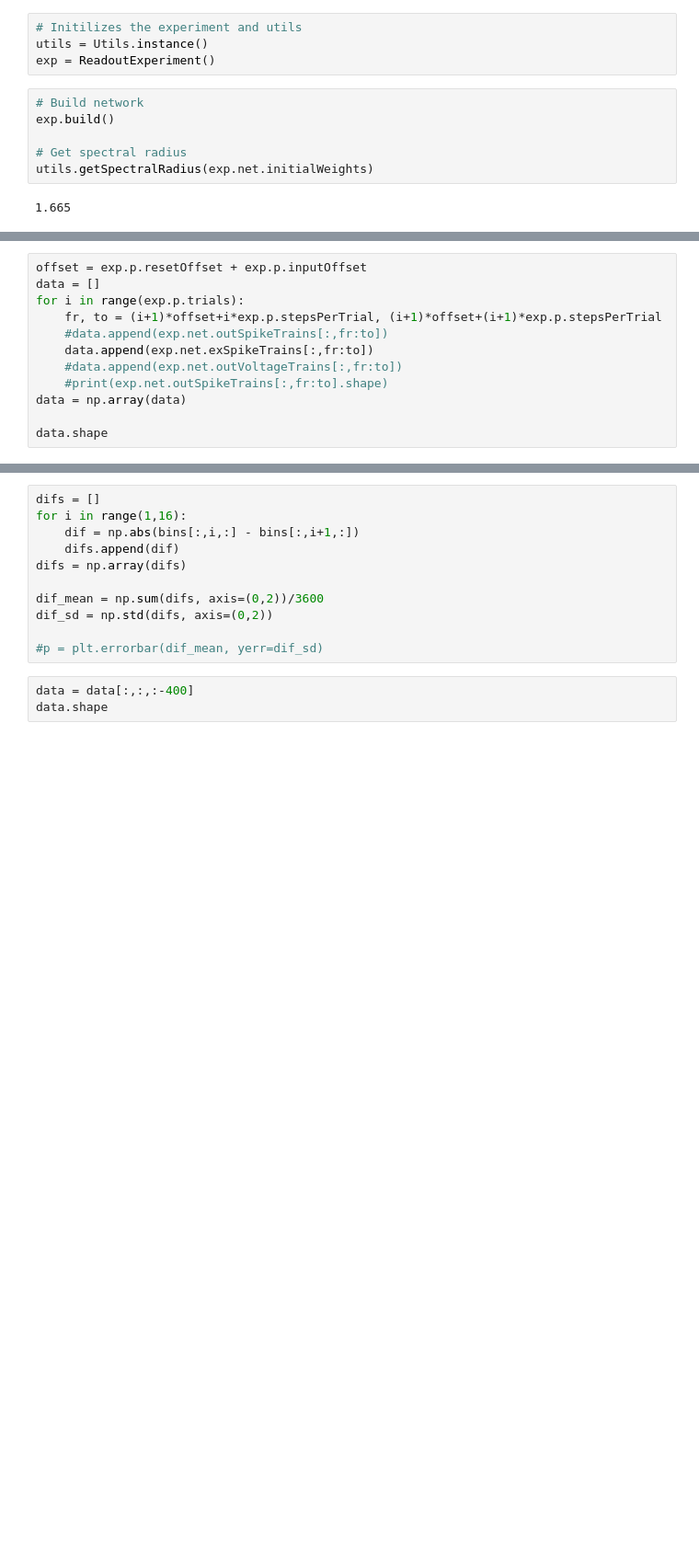
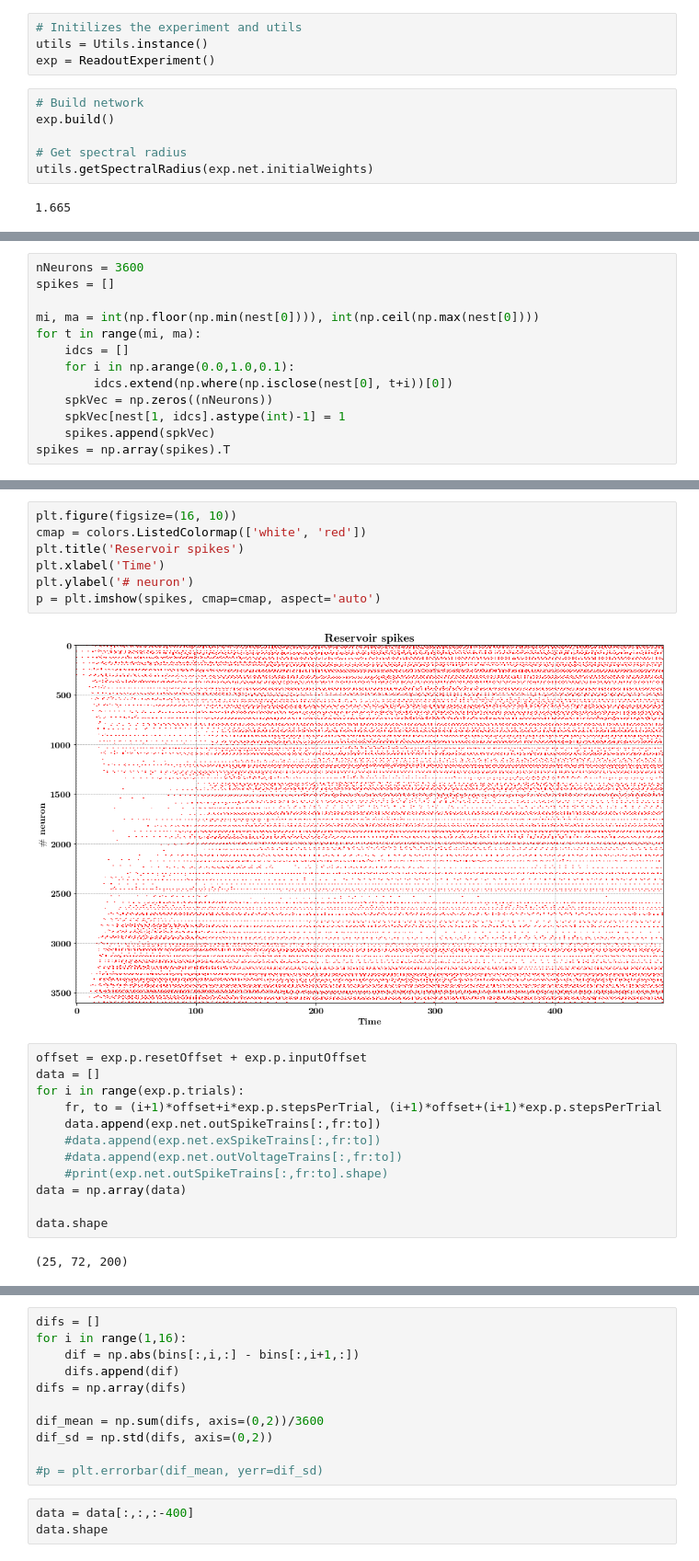
Before and after one commit to sagacitysite/pelenet, a Jupyter notebook: readout-learning.ipynb, the cells around one changed output, grey strips where cells are left out. Shown at 92% size. Drawn from its saved outputs; the diff is of its cells as text; blank space fills up the shorter version.

```diff
--- a/readout-learning.ipynb
+++ b/readout-learning.ipynb
@@ -55,0 +76,13 @@ exp.net.plot.outputSpikeTrain()
+# %%
+nNeurons = 3600
+spikes = []
+
+mi, ma = int(np.floor(np.min(nest[0]))), int(np.ceil(np.max(nest[0])))
+for t in range(mi, ma):
+    idcs = []
+    for i in np.arange(0.0,1.0,0.1):
+        idcs.extend(np.where(np.isclose(nest[0], t+i))[0])
+    spkVec = np.zeros((nNeurons))
+    spkVec[nest[1, idcs].astype(int)-1] = 1
+    spikes.append(spkVec)
+spikes = np.array(spikes).T
@@ -56,12 +100,23 @@ exp.net.plot.outputSpikeTrain()
+# %%
+plt.figure(figsize=(16, 10))
+cmap = colors.ListedColormap(['white', 'red'])
+plt.title('Reservoir spikes')
+plt.xlabel('Time')
+plt.ylabel('# neuron')
+p = plt.imshow(spikes, cmap=cmap, aspect='auto')
+# %% [output]
+[figure, added]
 # %%
 offset = exp.p.resetOffset + exp.p.inputOffset
 data = []
 for i in range(exp.p.trials):
     fr, to = (i+1)*offset+i*exp.p.stepsPerTrial, (i+1)*offset+(i+1)*exp.p.stepsPerTrial
-    #data.append(exp.net.outSpikeTrains[:,fr:to])
-    data.append(exp.net.exSpikeTrains[:,fr:to])
+    data.append(exp.net.outSpikeTrains[:,fr:to])
+    #data.append(exp.net.exSpikeTrains[:,fr:to])
     #data.append(exp.net.outVoltageTrains[:,fr:to])
     #print(exp.net.outSpikeTrains[:,fr:to].shape)
 data = np.array(data)
 
 data.shape
+# %% [output]
+(25, 72, 200)
```
Also changed, not shown: parts of 25 cells of this notebook, 16 other files.
